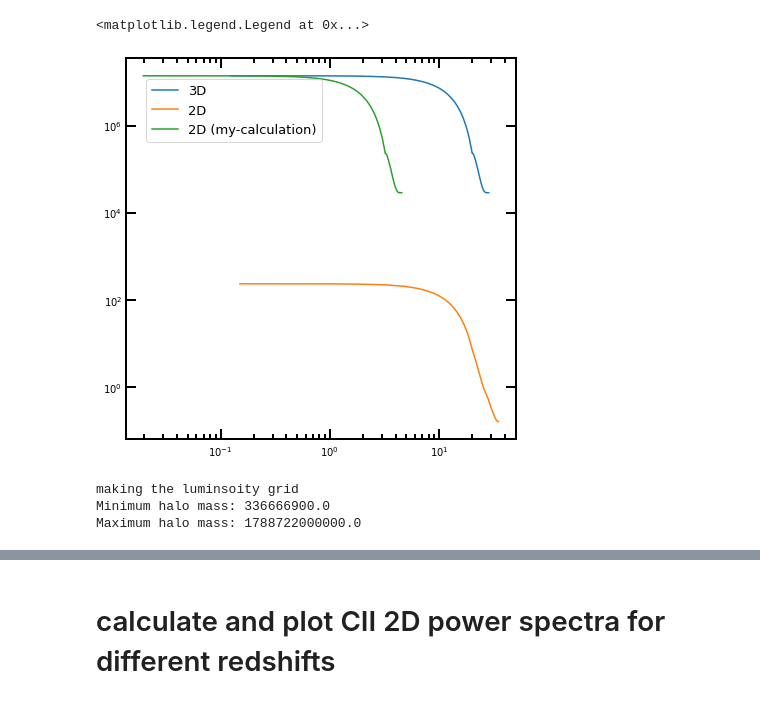
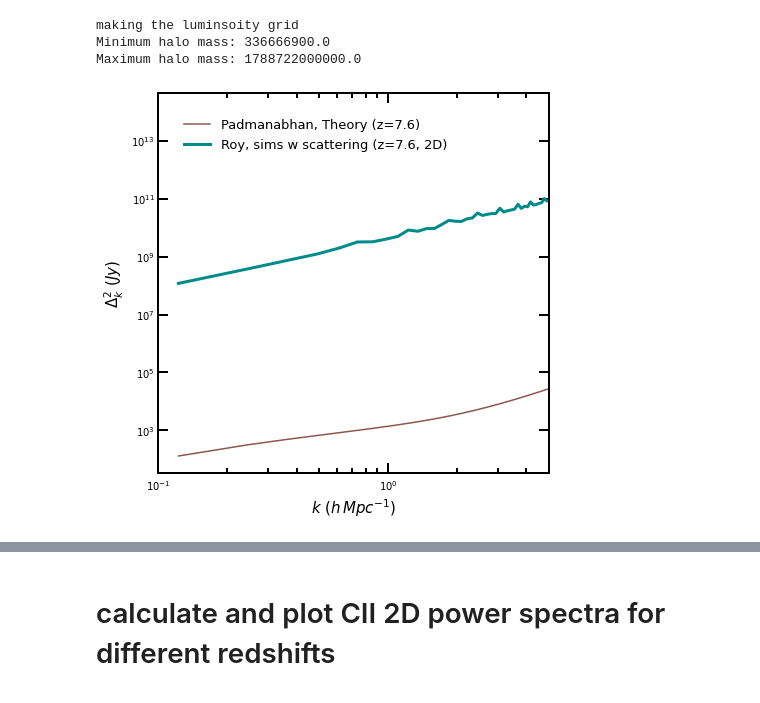
Before and after one commit to Anirbancosmo/Limpy, a Jupyter notebook: notebook/powerspectra.ipynb, the cells around one changed output, grey strips where cells are left out. Saved outputs shown, nothing was run; the diff lists cells and outputs as text; code cells hidden in the pictures.

```diff
--- a/notebook/powerspectra.ipynb
+++ b/notebook/powerspectra.ipynb
@@ -119,13 +102,3 @@ p_3i, k_3i = pbox.get_power(g3d,80, bin_ave=False, vol_normalised_power=False)
-# %%
-plt.loglog(k_2i[1:], p_2i, label="3D")
-plt.loglog(k_3i[1:], p_3i, label="2D")
-plt.loglog(k_ns, pk_ns, label="2D (my-calculation)")
-
-#plt.xlim((2*np.pi/80), (np.pi*512/80))
-plt.legend(loc=0)
-# %% [output]
-<matplotlib.legend.Legend at 0x...>
-[figure, removed]
 # %%
 print("making the luminsoity grid")
 gi=ll.calc_intensity_3d(boxsize, ngrid, halo_file,halo_redshift, line_name='CII',\
@@ -144,6 +116,30 @@ pk_theory=lt.Pk_line(k_s,5.8,line_name=line_name,label='total',pk_unit='intensit
 dk_theory=k_s**3*pk_theory/(2*np.pi**2)
 # %%
 kkul, dkkul=np.loadtxt("/Users/anirbanroy/Downloads/CII_kulkarni_z6.3.dat", unpack=True)
+# %%
+#d_3i=(k_3i[1:])**3 * p_3i/2.0/np.pi**2
+
+#plt.plot(kkul, dkkul,lw=1.5, color='m',label="Kulkarni, sims (z=6.3)")
+plt.plot(k_s, dk_theory,lw=1.5,color='C5', label="Padmanabhan, Theory (z=7.6)")
+
+#plt.plot(k_s, dk_s_sims/(4*np.pi)**2,lw=4,color='r', label="Roy, w/o scattering (z=5.8, 2D)")
+plt.plot(k_s, dk_s_sims,lw=3,color='darkcyan', label="Roy, sims w scattering (z=7.6, 2D)")
+#plt.plot(k_3i[1:], d_3i/(4*np.pi)**2, lw=4, color='tomato', label="Roy, w/o scattering (z=5.8, 3D)")
+
+plt.xscale("log")
+plt.yscale("log")
+plt.xlim(1e-1, 5)
+#plt.ylim(1e2, 1e10)
+plt.legend(loc=2, frameon=False, fontsize=13)
+
+#plt.xlim((2*np.pi)/80, (np.pi*512)/80)
+
+plt.ylabel(r"$\Delta_k^2\,\,(Jy)$")
+plt.xlabel(r"$k\,\,(h\,Mpc^{-1})$")
+
+plt.savefig("powerspecta.pdf")
+# %% [output]
+[figure, added]
 # %%
 k=[]
 pk=[]
```
Also changed, not shown: parts of 14 cells of this notebook, 5 other files.
